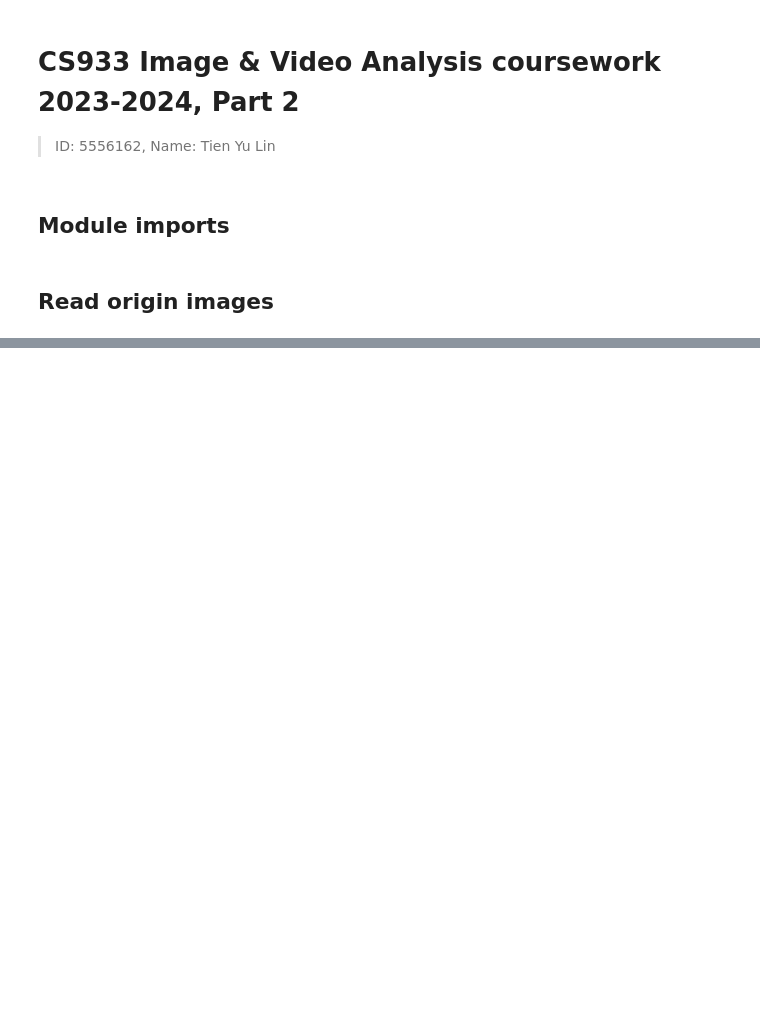
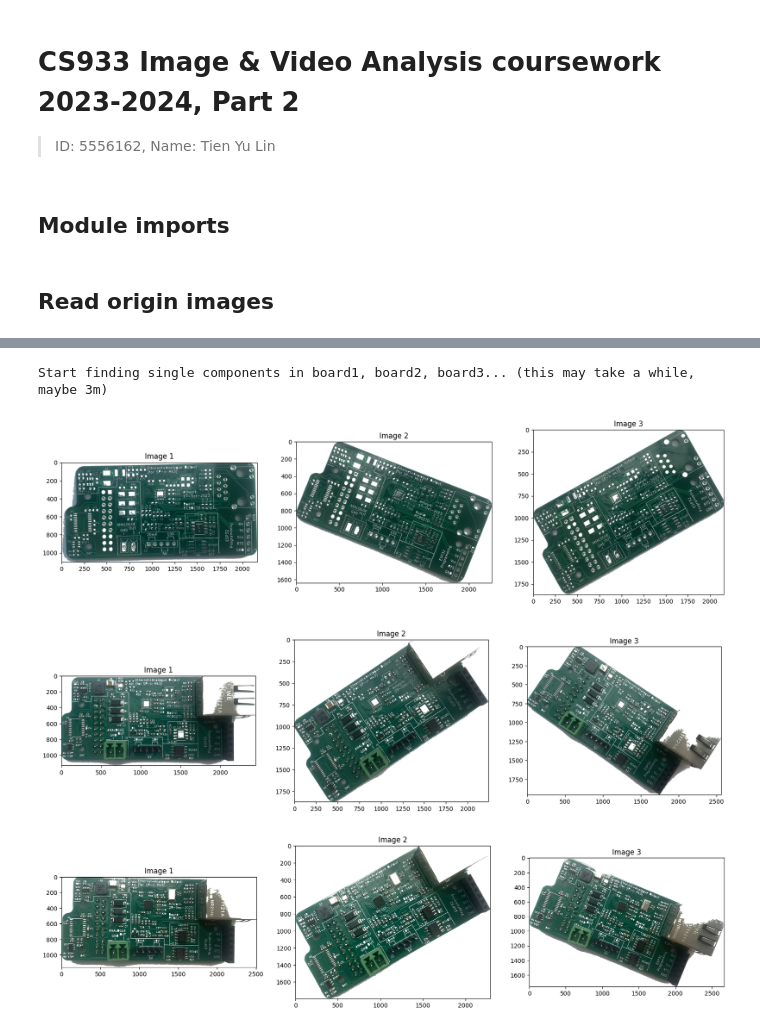
Before and after one commit to Xanonymous-GitHub/cs933-lab, a Jupyter notebook: practical_assignment/part-2.ipynb, the cells around one changed output, grey strips where cells are left out. Drawn from its saved outputs; the diff is of its cells as text; code cells hidden in the pictures; blank space fills up the shorter version.

Commit message:
feat: 🎸 implement image caching logics

```diff
--- a/practical_assignment/part-2.ipynb
+++ b/practical_assignment/part-2.ipynb
@@ -34,0 +32,33 @@ show_images_in_row(board3s)
+# %%
+# Enable this to always calculate components in each board, instead of using cache.
+# Warning: This will take a long time to run.
+force_run_component_finding = False
+# %%
+cache_existence = tuple(
+    db.check_if_file_exists(f'{db.boards_dir}/board{i + 1}_single_{j}.jpg')
+    for i in range(3) for j in range(3)
+)
+
+bin_cache_existence = tuple(
+    db.check_if_file_exists(f'{db.boards_dir}/b_board{i + 1}_single_{j}.jpg')
+    for i in range(3) for j in range(3)
+)
+
+should_find_components = (
+        force_run_component_finding or
+        not all(cache_existence) or
+        not all(bin_cache_existence)
+)
+# %%
+bg_threshold_1 = 140
+bg_threshold_2 = 130
+bg_threshold_3 = 130
+
+board1_singles = []
+b_board1_singles = []
+
+board2_singles = []
+b_board2_singles = []
+
+board3_singles = []
+b_board3_singles = []
@@ -34,0 +206,14 @@ show_images_in_row(board3s)
+# %%
+if should_find_components:
+    find_components_in_each_board_img()
+else:
+    read_components_from_cache()
+
+show_images_in_row(board1_singles)
+show_images_in_row(board2_singles)
+show_images_in_row(board3_singles)
+# %% [output]
+Start finding single components in board1, board2, board3... (this may take a while, maybe 3m)
+[figure, added]
+[figure, added]
+[figure, added]
```
Also changed, not shown: parts of 5 cells of this notebook.
